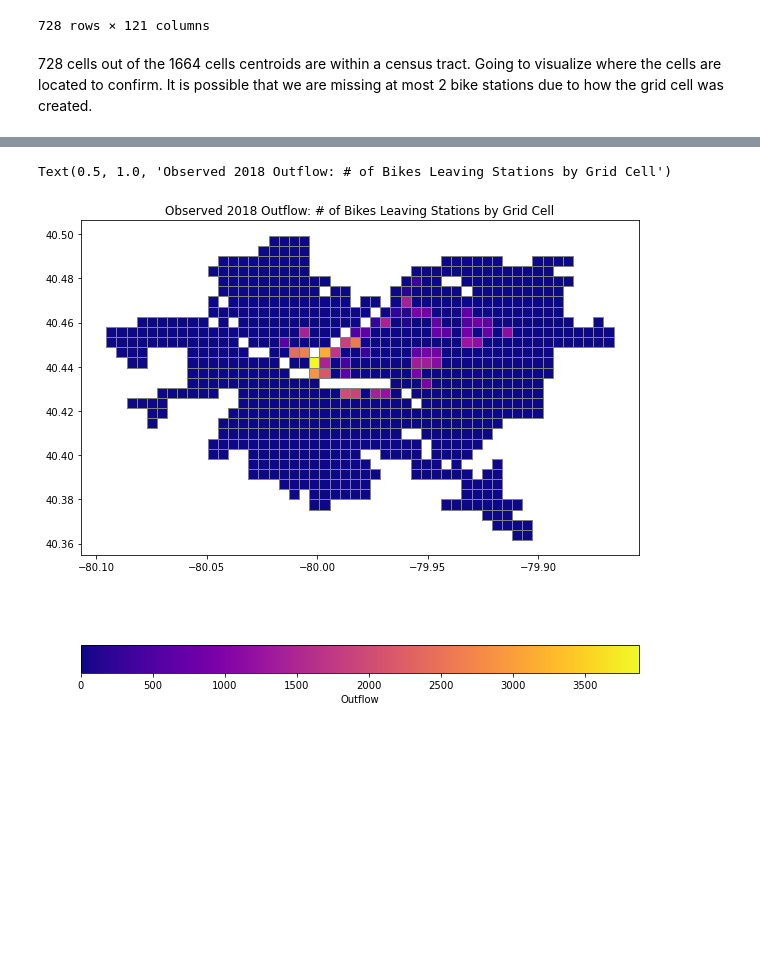
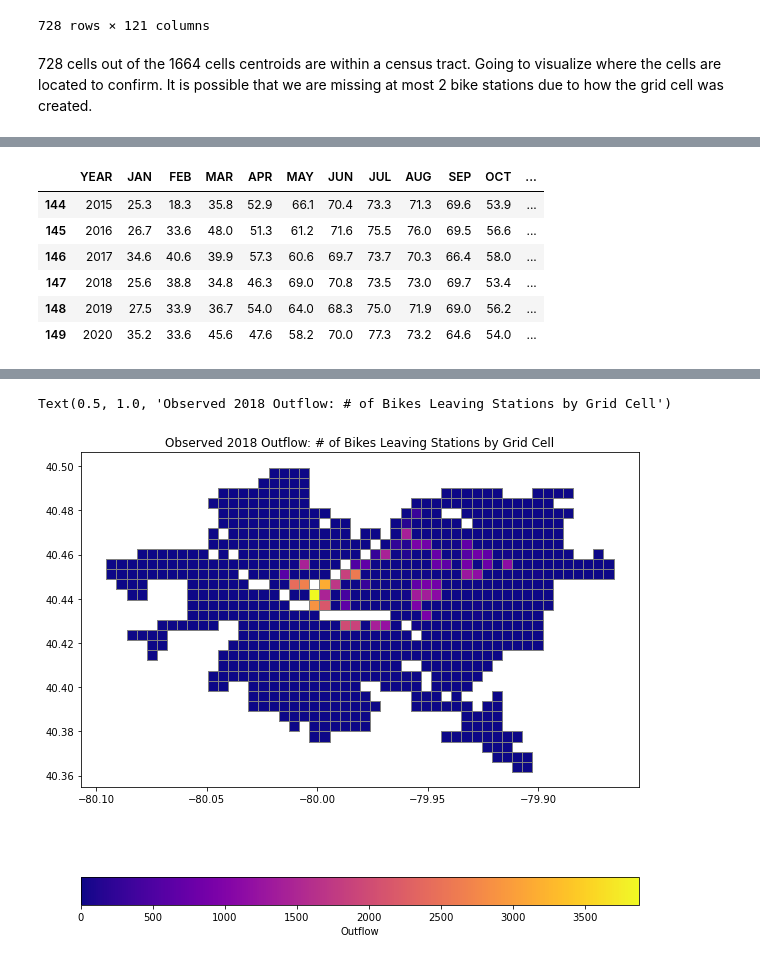
Before and after one commit to katelyn98/HealthyRide-Mapping, a Jupyter notebook: Notebooks/PGH ML DataSet.ipynb, the cells around one changed output, grey strips where cells are left out. Drawn from its saved outputs; the diff is of its cells as text; code cells hidden in the pictures; blank space fills up the shorter version.

```diff
--- a/Notebooks/PGH ML DataSet.ipynb
+++ b/Notebooks/PGH ML DataSet.ipynb
@@ -346,0 +510,12 @@ pgh_scores_grid.head(5)
+# %%
+weather_df = pd.read_csv('output.csv')
+weather_df = weather_df[weather_df['YEAR']>2014]
+weather_df
+# %% [output]
+|  | YEAR | JAN | FEB | MAR | APR | MAY | JUN | JUL | AUG | SEP | OCT | ... |
+| 144 | 2015 | 25.3 | 18.3 | 35.8 | 52.9 | 66.1 | 70.4 | 73.3 | 71.3 | 69.6 | 53.9 | ... |
+| 145 | 2016 | 26.7 | 33.6 | 48.0 | 51.3 | 61.2 | 71.6 | 75.5 | 76.0 | 69.5 | 56.6 | ... |
+| 146 | 2017 | 34.6 | 40.6 | 39.9 | 57.3 | 60.6 | 69.7 | 73.7 | 70.3 | 66.4 | 58.0 | ... |
+| 147 | 2018 | 25.6 | 38.8 | 34.8 | 46.3 | 69.0 | 70.8 | 73.5 | 73.0 | 69.7 | 53.4 | ... |
+| 148 | 2019 | 27.5 | 33.9 | 36.7 | 54.0 | 64.0 | 68.3 | 75.0 | 71.9 | 69.0 | 56.2 | ... |
+| 149 | 2020 | 35.2 | 33.6 | 45.6 | 47.6 | 58.2 | 70.0 | 77.3 | 73.2 | 64.6 | 54.0 | ... |
```
Also changed, not shown: parts of 20 cells of this notebook, 9 other files.
